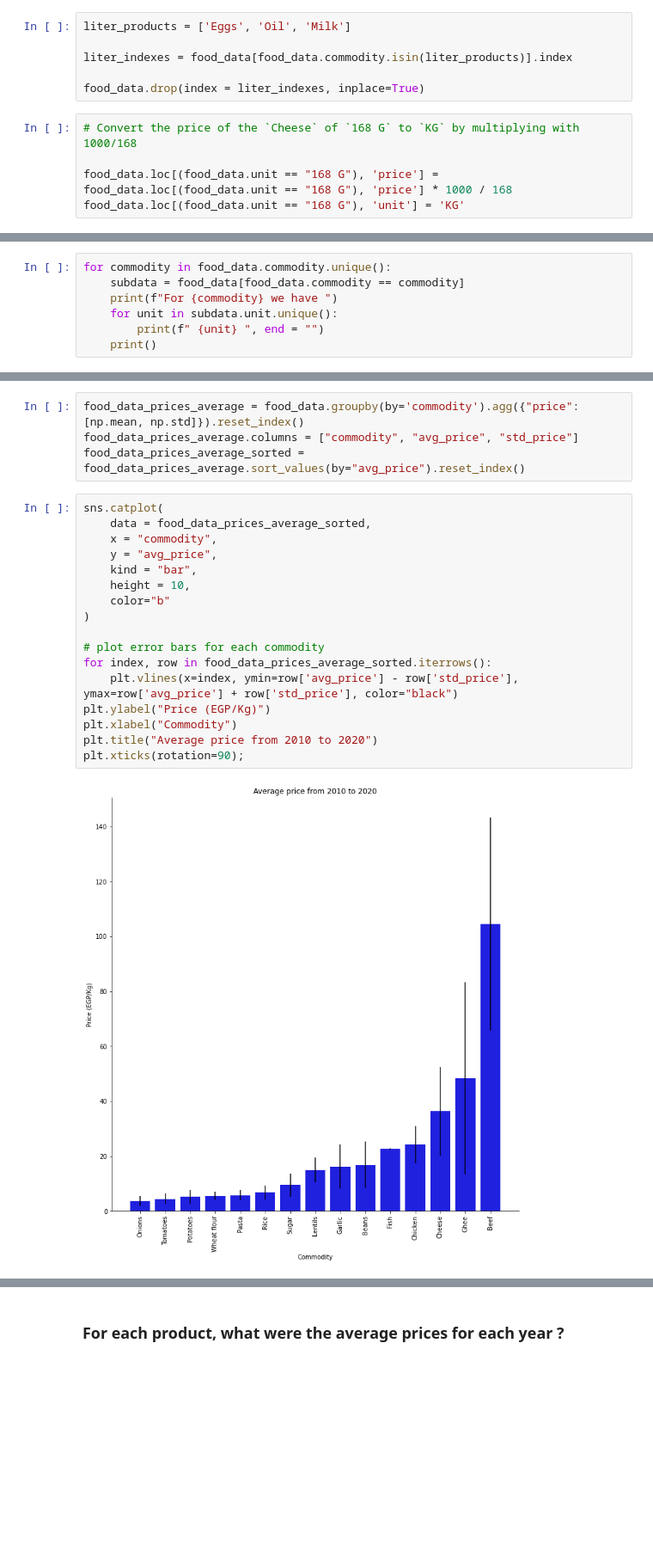
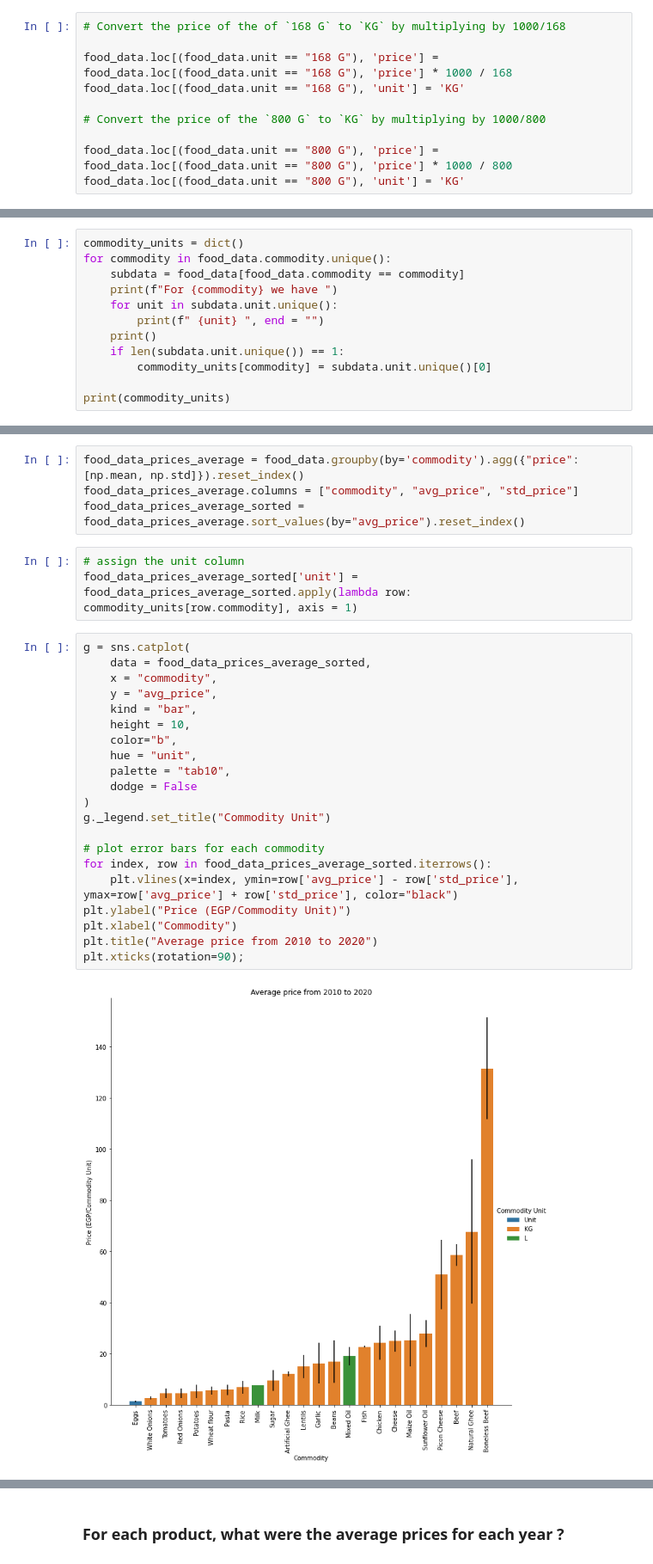
Before and after one commit to OmdenaAI/giza-egypt-chapter-analysing-open-data, a Jupyter notebook: src/tasks/task_2_data_visualization/Food-Data-Analysis.ipynb, the cells around one changed output, grey strips where cells are left out. Shown at 86% size. Cells and saved outputs as stored; diff of their text form; blank space fills up the shorter version.

Commit message:
Add more details/visualizations/comments

```diff
--- a/src/tasks/task_2_data_visualization/Food-Data-Analysis.ipynb
+++ b/src/tasks/task_2_data_visualization/Food-Data-Analysis.ipynb
@@ -162,17 +162,16 @@ For Milk we have
 We have 2 products with different units; oil and cheese. And we have milk, eggs, oil with units rather than KG which is the dominant unit in the data. So for better visualizations, we can discard those whose unit isn't KG and unify the units for KG.
 
 > Cheese (168 G / KG) : we can multiply by 1000/168 for those with 168 G as their unit.
-# %%
-liter_products = ['Eggs', 'Oil', 'Milk']
-
-liter_indexes = food_data[food_data.commodity.isin(liter_products)].index
-
-food_data.drop(index = liter_indexes, inplace=True)
 # %%
-# Convert the price of the `Cheese` of `168 G` to `KG` by multiplying with 1000/168
+# Convert the price of the of `168 G` to `KG` by multiplying by 1000/168
 
 food_data.loc[(food_data.unit == "168 G"), 'price'] = food_data.loc[(food_data.unit == "168 G"), 'price'] * 1000 / 168
 food_data.loc[(food_data.unit == "168 G"), 'unit'] = 'KG'
+
+# Convert the price of the `800 G` to `KG` by multiplying by 1000/800
+
+food_data.loc[(food_data.unit == "800 G"), 'price'] = food_data.loc[(food_data.unit == "800 G"), 'price'] * 1000 / 800
+food_data.loc[(food_data.unit == "800 G"), 'unit'] = 'KG'
 # %%
 food_data.unit.unique()
 # %% [output]
@@ -180,10 +179,15 @@ array(['KG'], dtype=object)
 # %%
+commodity_units = dict()
 for commodity in food_data.commodity.unique():
     subdata = food_data[food_data.commodity == commodity]
     print(f"For {commodity} we have ")
     for unit in subdata.unit.unique():
         print(f" {unit} ", end = "")
     print()
+    if len(subdata.unit.unique()) == 1:
+        commodity_units[commodity] = subdata.unit.unique()[0]
+
+print(commodity_units)
 # %% [output]
 For Potatoes we have
  KG
@@ -210,22 +214,29 @@ For Cheese we have
 food_data_prices_average = food_data.groupby(by='commodity').agg({"price": [np.mean, np.std]}).reset_index()
 food_data_prices_average.columns = ["commodity", "avg_price", "std_price"]
 food_data_prices_average_sorted = food_data_prices_average.sort_values(by="avg_price").reset_index()
+# %%
+# assign the unit column
+food_data_prices_average_sorted['unit'] = food_data_prices_average_sorted.apply(lambda row: commodity_units[row.commodity], axis = 1)
 # %%
-sns.catplot(
+g = sns.catplot(
     data = food_data_prices_average_sorted,
     x = "commodity",
     y = "avg_price",
     kind = "bar",
     height = 10,
-    color="b"
+    color="b",
+    hue = "unit",
+    palette = "tab10",
+    dodge = False
 )
+g._legend.set_title("Commodity Unit")
 
 # plot error bars for each commodity
 for index, row in food_data_prices_average_sorted.iterrows():
     plt.vlines(x=index, ymin=row['avg_price'] - row['std_price'], ymax=row['avg_price'] + row['std_price'], color="black")
-plt.ylabel("Price (EGP/Kg)")
+plt.ylabel("Price (EGP/Commodity Unit)")
 plt.xlabel("Commodity")
 plt.title("Average price from 2010 to 2020")
 plt.xticks(rotation=90);
 # %% [output]
-[figure, old version]
+[figure, new version]
```
Also changed, not shown: parts of 23 cells of this notebook.
